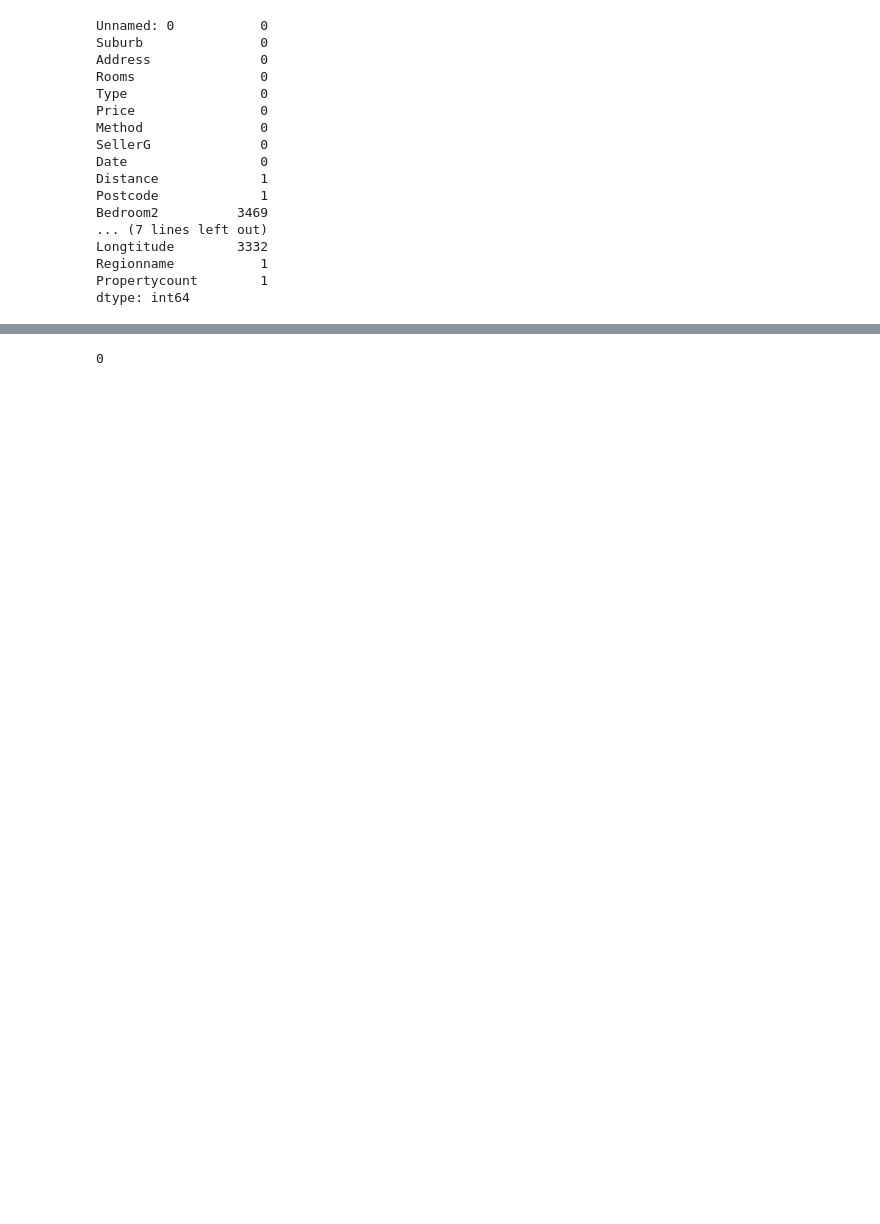
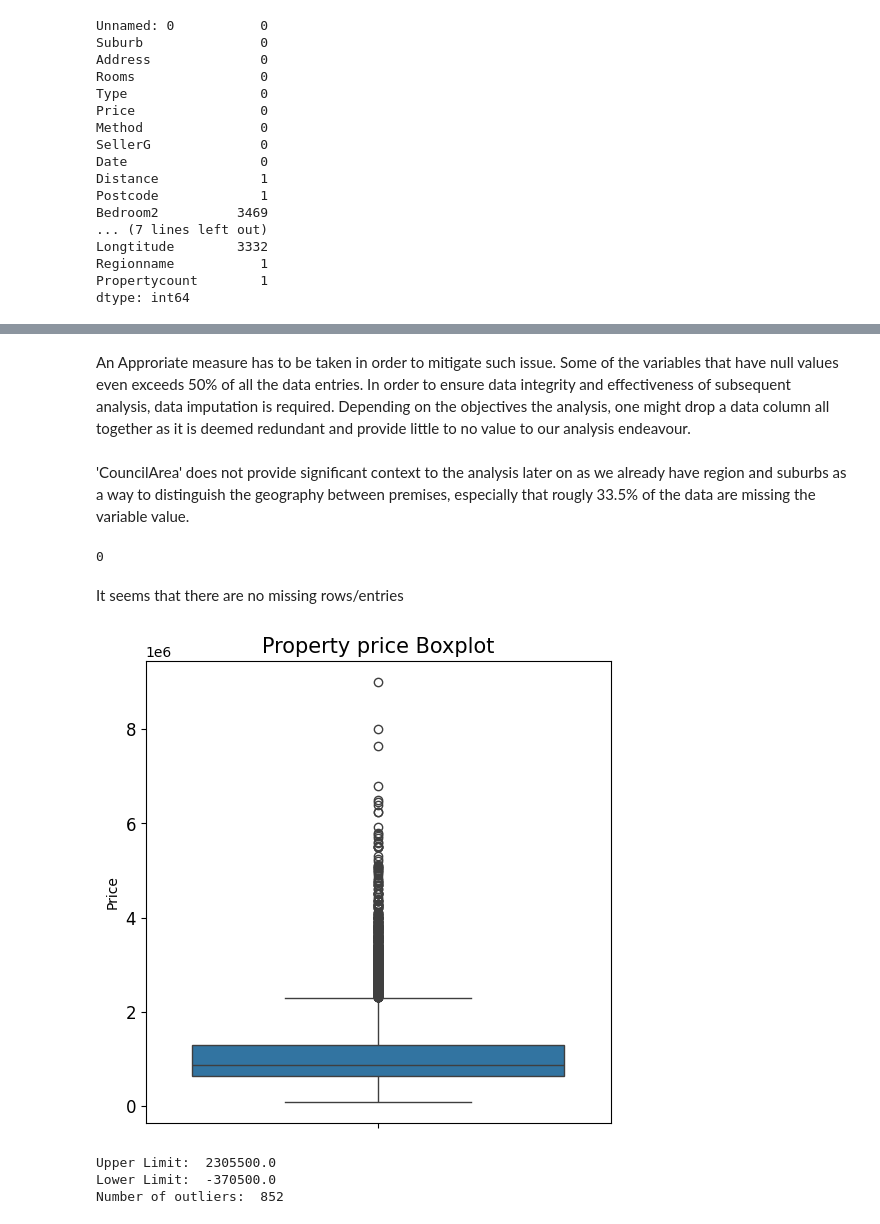
Before and after one commit to DustinKeene/Melbourne-Property-Price-Prediction-Modelling-, a Jupyter notebook: data_project_lab.ipynb, the cells around one changed output, grey strips where cells are left out. Saved outputs shown, nothing was run; the diff lists cells and outputs as text; code cells hidden in the pictures; blank space fills up the shorter version.

Commit message:
Added changes to the structure of plan phase and added boxplot to vizualize outliers, data imputation, data wrangling and feature engineering

```diff
--- a/data_project_lab.ipynb
+++ b/data_project_lab.ipynb
@@ -186,0 +123,17 @@ Upon further reflection, I reckon that column 'sellerG' which is seller informat
+# %%
+
+#Rename the variables to make them more descriptive
+df = df.rename(columns = {'Rooms': 'RoomCounts',
+              'Method': 'MethodOfSale',
+              'SellerG': 'SellerAgent',
+              'Type': 'PropertyType',
+              'Bedroom2': 'BedroomCounts',
+              'Bathroom': 'BathroomCounts',
+              'Car': 'CarSpaceCounts',
+              'Distance': 'Distance_to_CBD (km)',
+              'Landsize': 'LandSize (m^2)',
+              'Lattitude': "Latitude",
+              'Longtitude': 'Longitude',
+              'Regionname': 'Region',
+              'Propertycount': 'SuburbPropertyCounts'}
+               )
@@ -208 +210,22 @@ dtype: int64
+# %% [markdown]
+An Approriate measure has to be taken in order to mitigate such issue. Some of the variables that have null values even exceeds 50% of all the data entries. In order to ensure data integrity and effectiveness of subsequent analysis, data imputation is required. Depending on the objectives the analysis, one might drop a data column all together as it is deemed redundant and provide little to no value to our analysis endeavour.
+# %%
+#Data Imputation
+df['buildingArea'] = df['BuildingArea'].fillna(df['BuildingArea'].median()).round()
+df['YearBuilt'] =df['YearBuilt'].fillna(df['YearBuilt'].median()).round()
+df['LandSize (m^2'] = df['LandSize (m^2)'].fillna(df['LandSize (m^2)'].median()).round()
+df['CarSpaceCounts']=df['CarSpaceCounts'].fillna(df['CarSpaceCounts'].median()).round()
+df['BedroomCounts']=df['BedroomCounts'].fillna(df['BedroomCounts'].median()).round()
+df['BathroomCounts']=df['BathroomCounts'].fillna(df['BathroomCounts'].median()).round()
+# %%
+#Drop the variables that are needed for the analysis
+df.drop('CouncilArea', axis= 1, inplace= True)
+# %% [markdown]
+'CouncilArea' does not provide significant context to the analysis later on as we already have region and suburbs as a way to distinguish the geography between premises, especially that rougly 33.5% of the data are missing the variable value.
+# %%
+# Mapping the variable value to be descriptive and modify the variable to bring out more informational value
+df['PropertyAge'] = datetime.now().year - df['YearBuilt']
+df['PropertyType'] = df['PropertyType'].map({'h':'house','t':'townhouse', 'u':"apartment" })
+df['MethodOfSale'] = df['MethodOfSale'].map({'S': 'property sold', 'SP':'property sold prior', 'VB': 'vendor bid', 'PI':'property passed in', 'SN':'sold not disclosed', 'W': 'withdrawn prior to auction', 'SA': 'sold after auction', 'PN': 'sold prior not disclosed'})
+df['Rooms']
 # %%
@@ -210,3 +233,37 @@ dtype: int64
 df.duplicated().sum()
 # %% [output]
 0
+# %% [markdown]
+It seems that there are no missing rows/entries
+# %%
+#Check for Outliers in the data
+plt.figure(figsize=(6,6))
+plt.title('Property price Boxplot', fontsize = 15)
+plt.xticks(fontsize=12)
+plt.yticks(fontsize=12)
+sns.boxplot(y=df['Price'])
+plt.show()
+# %% [output]
+[figure, added]
+# %%
+#Calculate the 25th and 75th percentile of the price variable
+percentile_25th = df['Price'].quantile(0.25)
+
+#Calculate the 75th percentile of the price variable
+percentile_75th = df['Price'].quantile(0.75)
+
+#Calculate the interquartile range
+iqr = percentile_75th - percentile_25th
+
+#Define the upper and lower limit for inlier values in the price variable
+upper_limit = percentile_75th + 1.5*iqr
+lower_limit = percentile_25th - 1.5*iqr
+print("Upper Limit: ", upper_limit)
+print("Lower Limit: ", lower_limit)
+
+outlier_values = df[(df['Price'] > upper_limit) | (df['Price'] < lower_limit)]
+print("Number of outliers: ", len(outlier_values))
+# %% [output]
+Upper Limit:  2305500.0
+Lower Limit:  -370500.0
+Number of outliers:  852
```
Also changed, not shown: parts of 19 cells of this notebook.
